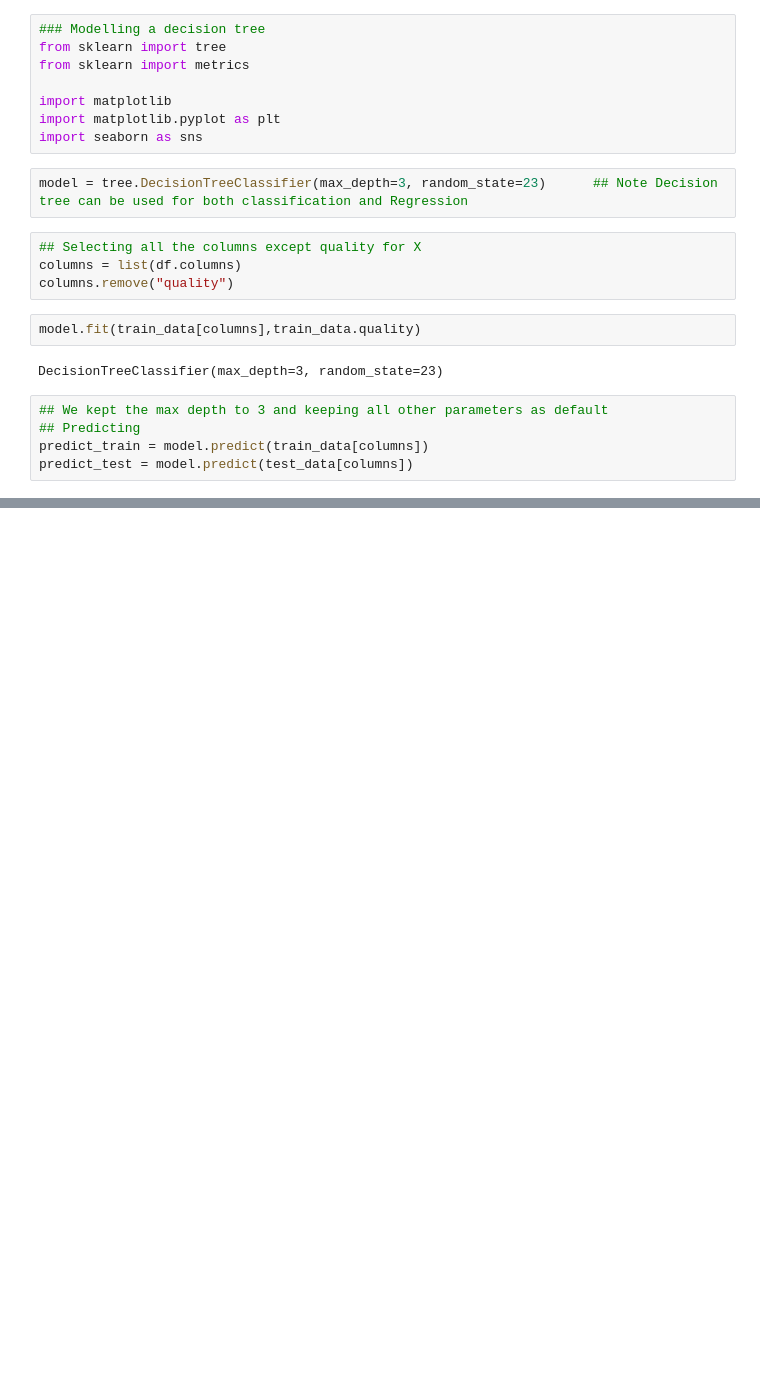
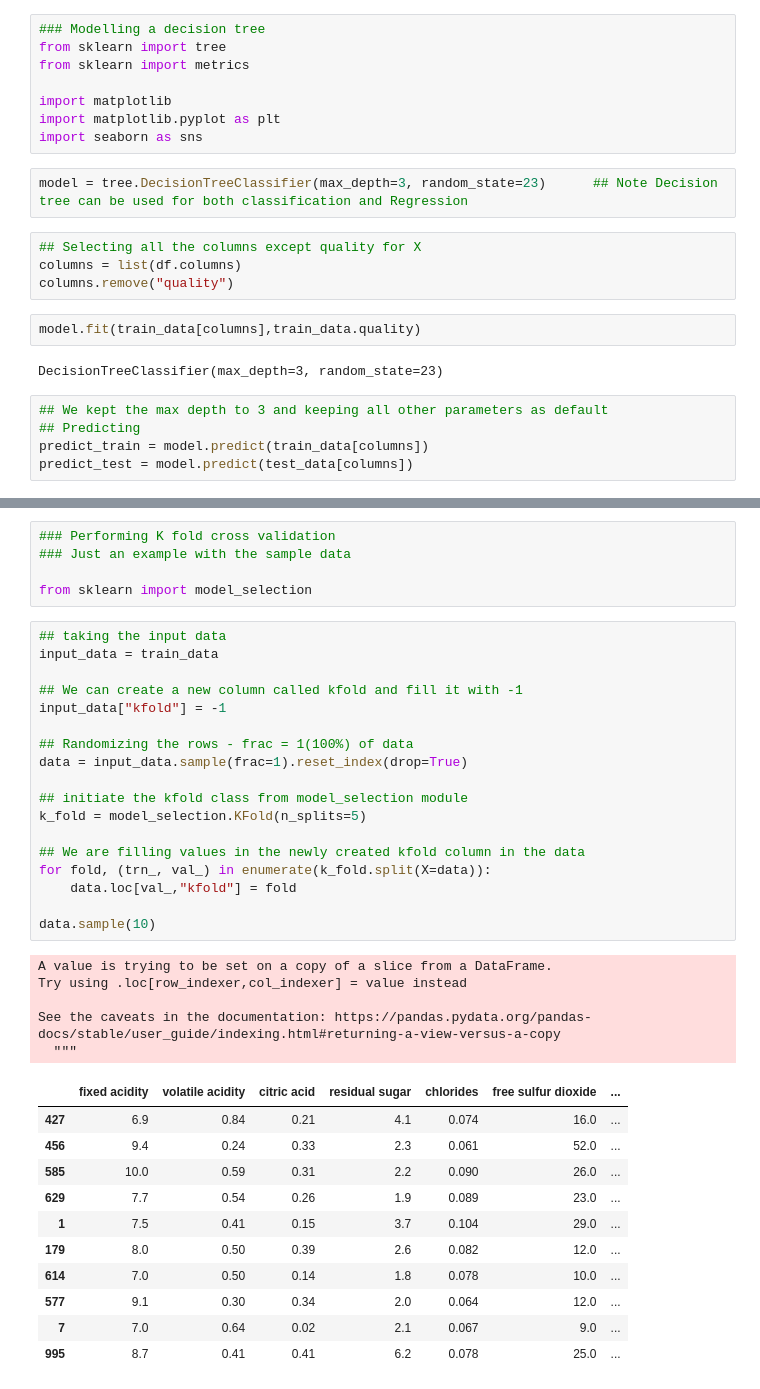
Before and after one commit to iSriBalaji/AAAMLP_Notes, a Jupyter notebook: Cross Validation - K means.ipynb, the cells around one changed output, grey strips where cells are left out. Cells and saved outputs as stored; diff of their text form; blank space fills up the shorter version.

```diff
--- a/Cross Validation - K means.ipynb
+++ b/Cross Validation - K means.ipynb
@@ -232,0 +257,40 @@ Training Acc [0.557, 0.557, 0.609, 0.628, 0.68, 0.725, 0.763, 0.806, 0.842, 0.87
+# %%
+### Performing K fold cross validation
+### Just an example with the sample data
+
+from sklearn import model_selection
+# %%
+## taking the input data
+input_data = train_data
+
+## We can create a new column called kfold and fill it with -1
+input_data["kfold"] = -1
+
+## Randomizing the rows - frac = 1(100%) of data
+data = input_data.sample(frac=1).reset_index(drop=True)
+
+## initiate the kfold class from model_selection module
+k_fold = model_selection.KFold(n_splits=5)
+
+## We are filling values in the newly created kfold column in the data
+for fold, (trn_, val_) in enumerate(k_fold.split(X=data)):
+    data.loc[val_,"kfold"] = fold
+
+data.sample(10)
+# %% [output]
+A value is trying to be set on a copy of a slice from a DataFrame.
+Try using .loc[row_indexer,col_indexer] = value instead
+
+See the caveats in the documentation: https://pandas.pydata.org/pandas-docs/stable/user_guide/indexing.html#returning-a-view-versus-a-copy
+  """
+|  | fixed acidity | volatile acidity | citric acid | residual sugar | chlorides | free sulfur dioxide | ... |
+| 427 | 6.9 | 0.84 | 0.21 | 4.1 | 0.074 | 16.0 | ... |
+| 456 | 9.4 | 0.24 | 0.33 | 2.3 | 0.061 | 52.0 | ... |
+| 585 | 10.0 | 0.59 | 0.31 | 2.2 | 0.090 | 26.0 | ... |
+| 629 | 7.7 | 0.54 | 0.26 | 1.9 | 0.089 | 23.0 | ... |
+| 1 | 7.5 | 0.41 | 0.15 | 3.7 | 0.104 | 29.0 | ... |
+| 179 | 8.0 | 0.50 | 0.39 | 2.6 | 0.082 | 12.0 | ... |
+| 614 | 7.0 | 0.50 | 0.14 | 1.8 | 0.078 | 10.0 | ... |
+| 577 | 9.1 | 0.30 | 0.34 | 2.0 | 0.064 | 12.0 | ... |
+| 7 | 7.0 | 0.64 | 0.02 | 2.1 | 0.067 | 9.0 | ... |
+| 995 | 8.7 | 0.41 | 0.41 | 6.2 | 0.078 | 25.0 | ... |
```
Also changed, not shown: parts of 14 cells of this notebook.
